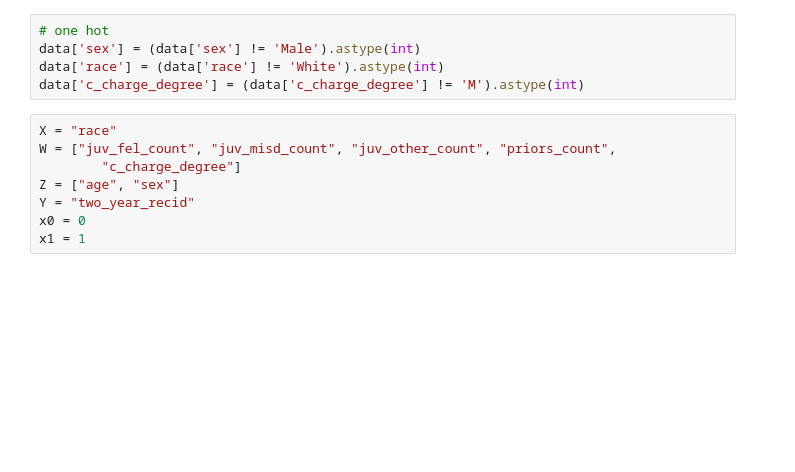
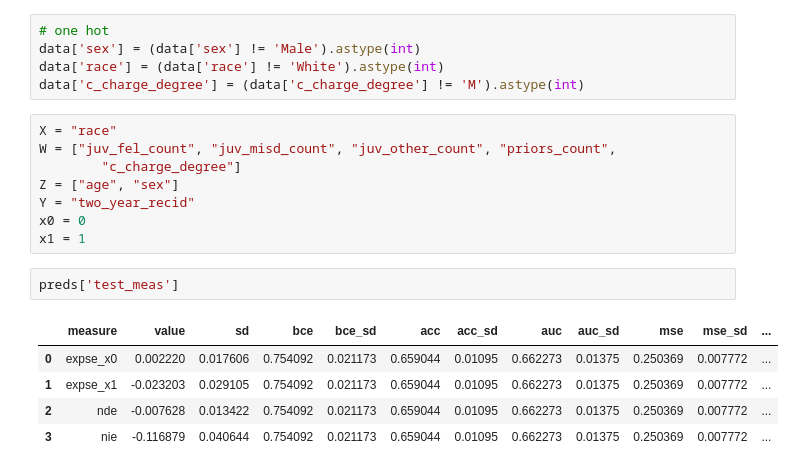
Before and after one commit to alanmrsa/CFA-Python, a Jupyter notebook: experiments/test_efficient_frontier.ipynb, the cells around one changed output. Cells and saved outputs as stored; diff of their text form; blank space fills up the shorter version.

```diff
--- a/experiments/test_efficient_frontier.ipynb
+++ b/experiments/test_efficient_frontier.ipynb
@@ -61,6 +61,14 @@ Z = ["age", "sex"]
 Y = "two_year_recid"
 x0 = 0
 x1 = 1
+# %%
+preds['test_meas']
+# %% [output]
+|  | measure | value | sd | bce | bce_sd | acc | acc_sd | auc | auc_sd | mse | mse_sd | ... |
+| 0 | expse_x0 | 0.002220 | 0.017606 | 0.754092 | 0.021173 | 0.659044 | 0.01095 | 0.662273 | 0.01375 | 0.250369 | 0.007772 | ... |
+| 1 | expse_x1 | -0.023203 | 0.029105 | 0.754092 | 0.021173 | 0.659044 | 0.01095 | 0.662273 | 0.01375 | 0.250369 | 0.007772 | ... |
+| 2 | nde | -0.007628 | 0.013422 | 0.754092 | 0.021173 | 0.659044 | 0.01095 | 0.662273 | 0.01375 | 0.250369 | 0.007772 | ... |
+| 3 | nie | -0.116879 | 0.040644 | 0.754092 | 0.021173 | 0.659044 | 0.01095 | 0.662273 | 0.01375 | 0.250369 | 0.007772 | ... |
 # %%
 import faircause.fairprediction as fairprediction
 
```
Also changed, not shown: parts of 2 cells of this notebook.
